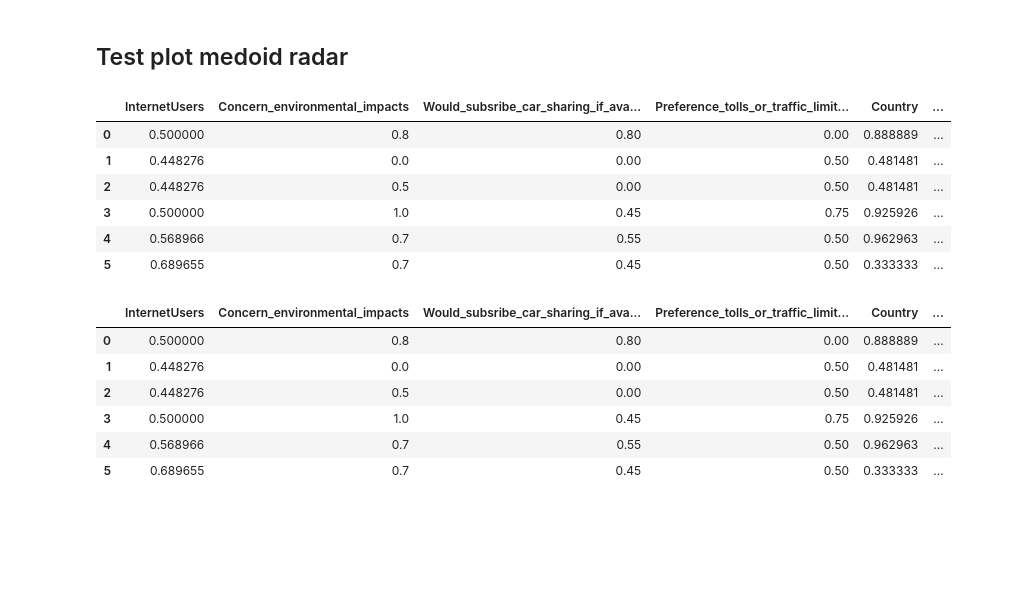
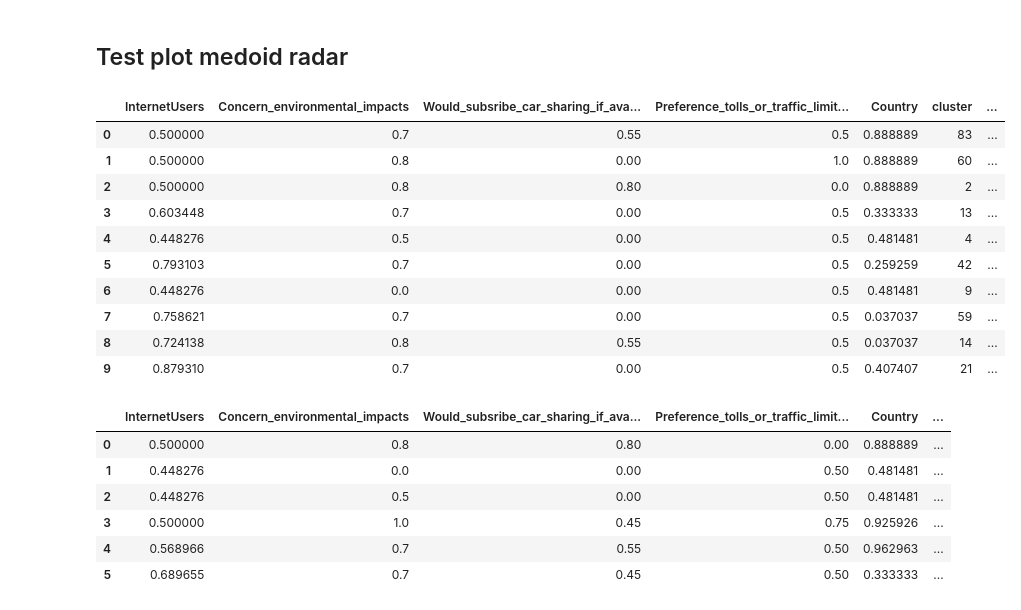
Before and after one commit to AndyHuang97/Intelligent-Mobility, a Jupyter notebook: Analysis - Radar Chart v3.ipynb, the cells around one changed output. Saved outputs shown, nothing was run; the diff lists cells and outputs as text; code cells hidden in the pictures; blank space fills up the shorter version.

```diff
--- a/Analysis - Radar Chart v3.ipynb
+++ b/Analysis - Radar Chart v3.ipynb
@@ -568,20 +566,24 @@ tcmalloc: large alloc 1932435456 bytes == 0x56153d978000 @  0x7f5ab8d76001 0x7f5
 ## Test plot medoid radar
 # %%
 metric = "VDM"
-vars = 6
-link = "average"
-cut_values = [2,3,5,7,9]
+vars = 5
+link = "single"
+cut_values = [2,4,6,14,19,24,28,33,49,86]
 medoids_paths = f"{HC_base_path}{metric}{vars}/Medoids/Medoids_{metric}_{link}_{str(cut_values)}.csv"
 medoids_df = pd.read_csv(medoids_paths)
 medoids_df
 # %% [output]
-|  | InternetUsers | Concern_environmental_impacts | Would_subsribe_car_sharing_if_ava... | Preference_tolls_or_traffic_limit... | Country | ... |
-| 0 | 0.500000 | 0.8 | 0.80 | 0.00 | 0.888889 | ... |
-| 1 | 0.448276 | 0.0 | 0.00 | 0.50 | 0.481481 | ... |
-| 2 | 0.448276 | 0.5 | 0.00 | 0.50 | 0.481481 | ... |
-| 3 | 0.500000 | 1.0 | 0.45 | 0.75 | 0.925926 | ... |
-| 4 | 0.568966 | 0.7 | 0.55 | 0.50 | 0.962963 | ... |
-| 5 | 0.689655 | 0.7 | 0.45 | 0.50 | 0.333333 | ... |
+|  | InternetUsers | Concern_environmental_impacts | Would_subsribe_car_sharing_if_ava... | Preference_tolls_or_traffic_limit... | Country | cluster | ... |
+| 0 | 0.500000 | 0.7 | 0.55 | 0.5 | 0.888889 | 83 | ... |
+| 1 | 0.500000 | 0.8 | 0.00 | 1.0 | 0.888889 | 60 | ... |
+| 2 | 0.500000 | 0.8 | 0.80 | 0.0 | 0.888889 | 2 | ... |
+| 3 | 0.603448 | 0.7 | 0.00 | 0.5 | 0.333333 | 13 | ... |
+| 4 | 0.448276 | 0.5 | 0.00 | 0.5 | 0.481481 | 4 | ... |
+| 5 | 0.793103 | 0.7 | 0.00 | 0.5 | 0.259259 | 42 | ... |
+| 6 | 0.448276 | 0.0 | 0.00 | 0.5 | 0.481481 | 9 | ... |
+| 7 | 0.758621 | 0.7 | 0.00 | 0.5 | 0.037037 | 59 | ... |
+| 8 | 0.724138 | 0.8 | 0.55 | 0.5 | 0.037037 | 14 | ... |
+| 9 | 0.879310 | 0.7 | 0.00 | 0.5 | 0.407407 | 21 | ... |
 # %%
 import plotly.express as px
 def plot_individual_radar(fig, polar_args, r, theta, index, row=1, col=1):
```
Also changed, not shown: parts of 41 cells of this notebook, 1 other file.
